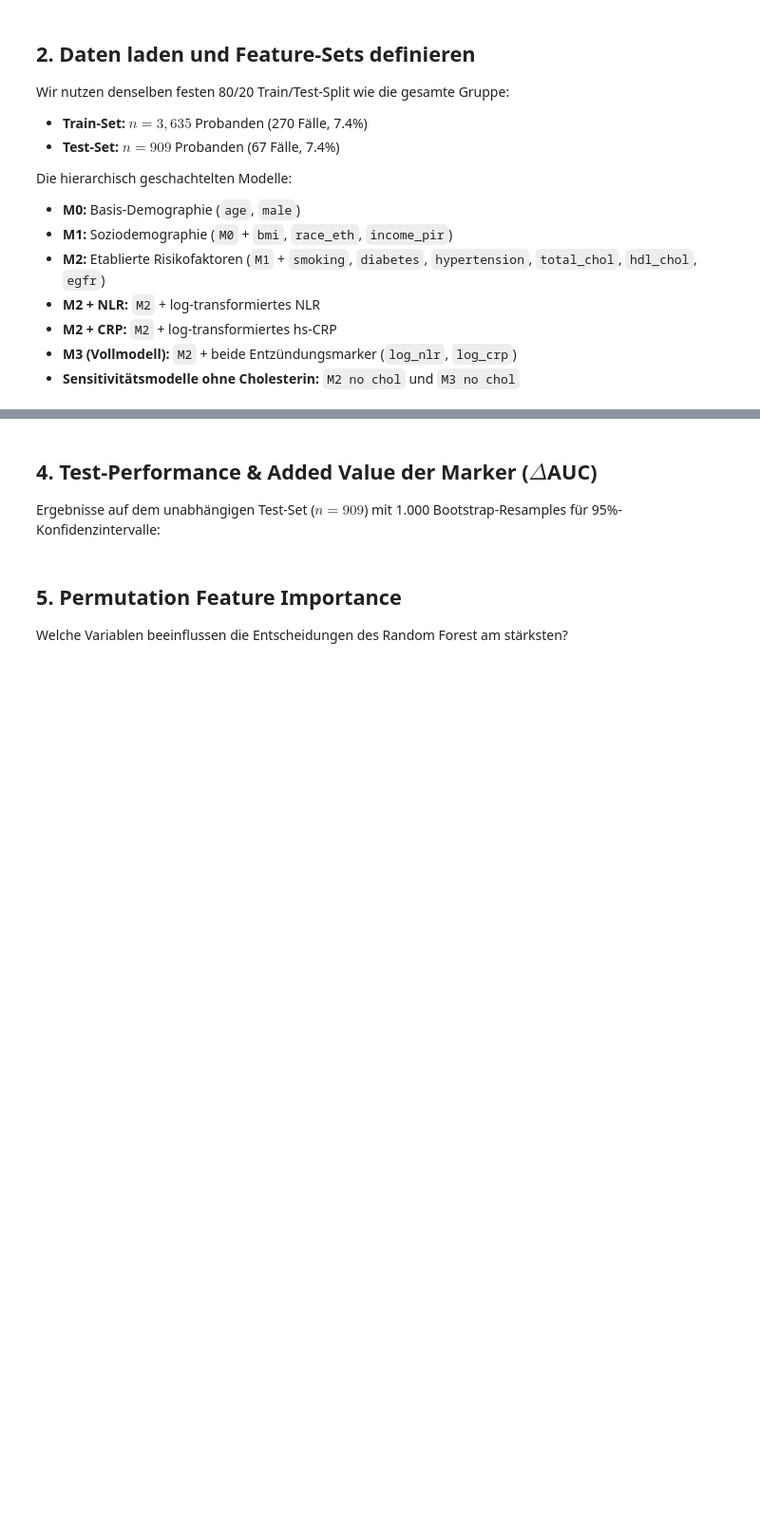
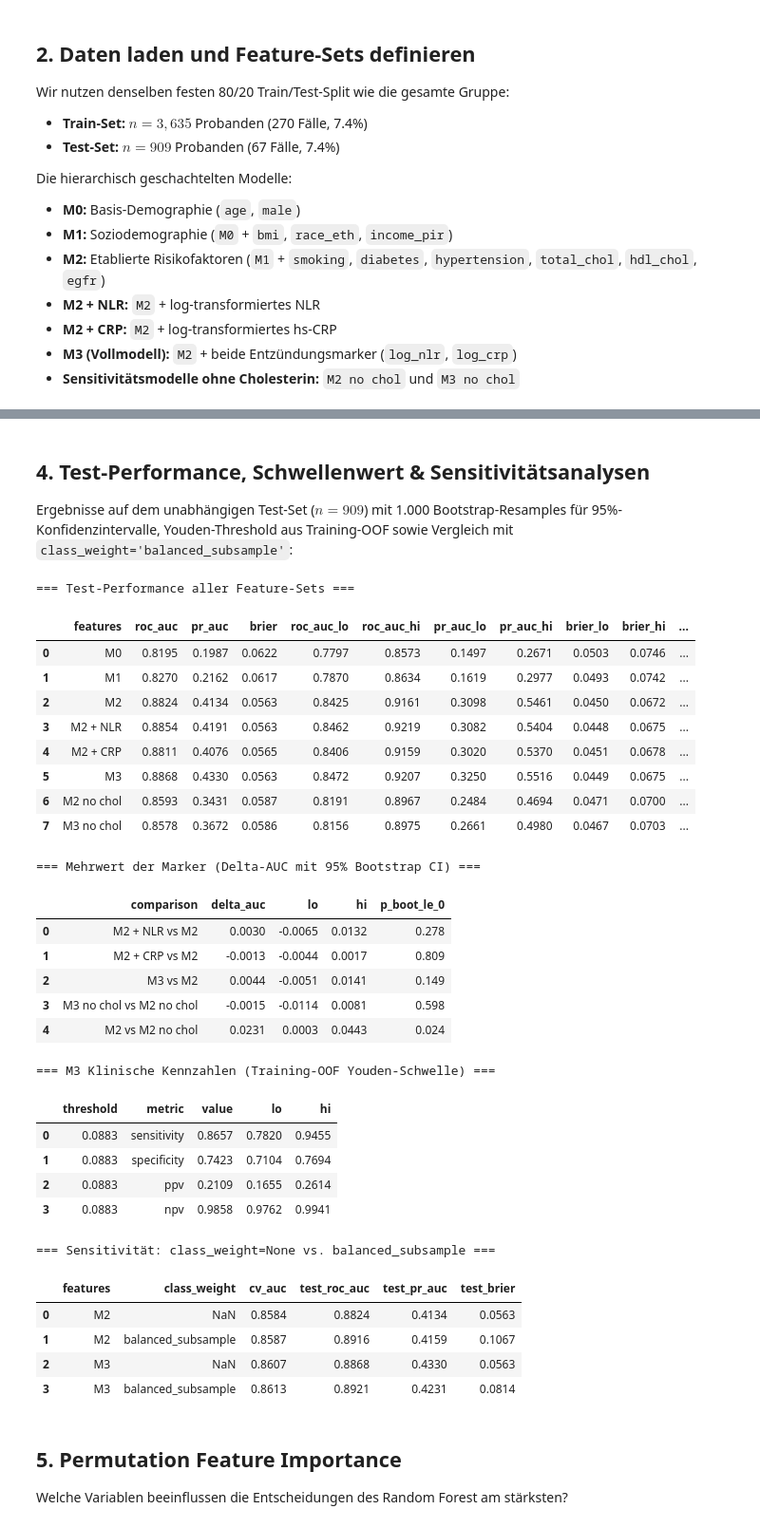
Before and after one commit to juliaoesterle/nhanes-inflammation-chd, a Jupyter notebook: notebooks/marco/02_random_forest.ipynb, the cells around one changed output, grey strips where cells are left out. Shown at 95% size. Drawn from its saved outputs; the diff is of its cells as text; code cells hidden in the pictures; blank space fills up the shorter version.

```diff
--- a/notebooks/marco/02_random_forest.ipynb
+++ b/notebooks/marco/02_random_forest.ipynb
@@ -100,14 +127,52 @@ display(cv_results)
 # %% [markdown]
-## 4. Test-Performance & Added Value der Marker ($\Delta$AUC)
-Ergebnisse auf dem unabhängigen Test-Set ($n=909$) mit 1.000 Bootstrap-Resamples für 95%-Konfidenzintervalle:
+## 4. Test-Performance, Schwellenwert & Sensitivitätsanalysen
+Ergebnisse auf dem unabhängigen Test-Set ($n=909$) mit 1.000 Bootstrap-Resamples für 95%-Konfidenzintervalle, Youden-Threshold aus Training-OOF sowie Vergleich mit `class_weight='balanced_subsample'`:
 # %%
 test_perf = pd.read_csv(OUT / "test_performance.csv")
 print("=== Test-Performance aller Feature-Sets ===")
 display(test_perf.round(4))
 
 delta_auc = pd.read_csv(OUT / "delta_auc.csv")
 print("\n=== Mehrwert der Marker (Delta-AUC mit 95% Bootstrap CI) ===")
 display(delta_auc.round(4))
+
+thr_m3 = pd.read_csv(OUT / "threshold_metrics_m3.csv")
+print("\n=== M3 Klinische Kennzahlen (Training-OOF Youden-Schwelle) ===")
+display(thr_m3.round(4))
+
+cw_sens = pd.read_csv(OUT / "class_weight_sensitivity.csv")
+print("\n=== Sensitivität: class_weight=None vs. balanced_subsample ===")
+display(cw_sens.round(4))
+# %% [output]
+=== Test-Performance aller Feature-Sets ===
+|  | features | roc_auc | pr_auc | brier | roc_auc_lo | roc_auc_hi | pr_auc_lo | pr_auc_hi | brier_lo | brier_hi | ... |
+| 0 | M0 | 0.8195 | 0.1987 | 0.0622 | 0.7797 | 0.8573 | 0.1497 | 0.2671 | 0.0503 | 0.0746 | ... |
+| 1 | M1 | 0.8270 | 0.2162 | 0.0617 | 0.7870 | 0.8634 | 0.1619 | 0.2977 | 0.0493 | 0.0742 | ... |
+| 2 | M2 | 0.8824 | 0.4134 | 0.0563 | 0.8425 | 0.9161 | 0.3098 | 0.5461 | 0.0450 | 0.0672 | ... |
+| 3 | M2 + NLR | 0.8854 | 0.4191 | 0.0563 | 0.8462 | 0.9219 | 0.3082 | 0.5404 | 0.0448 | 0.0675 | ... |
+| 4 | M2 + CRP | 0.8811 | 0.4076 | 0.0565 | 0.8406 | 0.9159 | 0.3020 | 0.5370 | 0.0451 | 0.0678 | ... |
+| 5 | M3 | 0.8868 | 0.4330 | 0.0563 | 0.8472 | 0.9207 | 0.3250 | 0.5516 | 0.0449 | 0.0675 | ... |
+| 6 | M2 no chol | 0.8593 | 0.3431 | 0.0587 | 0.8191 | 0.8967 | 0.2484 | 0.4694 | 0.0471 | 0.0700 | ... |
+| 7 | M3 no chol | 0.8578 | 0.3672 | 0.0586 | 0.8156 | 0.8975 | 0.2661 | 0.4980 | 0.0467 | 0.0703 | ... |
+=== Mehrwert der Marker (Delta-AUC mit 95% Bootstrap CI) ===
+|  | comparison | delta_auc | lo | hi | p_boot_le_0 |
+| 0 | M2 + NLR vs M2 | 0.0030 | -0.0065 | 0.0132 | 0.278 |
+| 1 | M2 + CRP vs M2 | -0.0013 | -0.0044 | 0.0017 | 0.809 |
+| 2 | M3 vs M2 | 0.0044 | -0.0051 | 0.0141 | 0.149 |
+| 3 | M3 no chol vs M2 no chol | -0.0015 | -0.0114 | 0.0081 | 0.598 |
+| 4 | M2 vs M2 no chol | 0.0231 | 0.0003 | 0.0443 | 0.024 |
+=== M3 Klinische Kennzahlen (Training-OOF Youden-Schwelle) ===
+|  | threshold | metric | value | lo | hi |
+| 0 | 0.0883 | sensitivity | 0.8657 | 0.7820 | 0.9455 |
+| 1 | 0.0883 | specificity | 0.7423 | 0.7104 | 0.7694 |
+| 2 | 0.0883 | ppv | 0.2109 | 0.1655 | 0.2614 |
+| 3 | 0.0883 | npv | 0.9858 | 0.9762 | 0.9941 |
+=== Sensitivität: class_weight=None vs. balanced_subsample ===
+|  | features | class_weight | cv_auc | test_roc_auc | test_pr_auc | test_brier |
+| 0 | M2 | NaN | 0.8584 | 0.8824 | 0.4134 | 0.0563 |
+| 1 | M2 | balanced_subsample | 0.8587 | 0.8916 | 0.4159 | 0.1067 |
+| 2 | M3 | NaN | 0.8607 | 0.8868 | 0.4330 | 0.0563 |
+| 3 | M3 | balanced_subsample | 0.8613 | 0.8921 | 0.4231 | 0.0814 |
 # %% [markdown]
 ## 5. Permutation Feature Importance
 Welche Variablen beeinflussen die Entscheidungen des Random Forest am stärksten?
```
Also changed, not shown: parts of 7 cells of this notebook, 30 other files.
